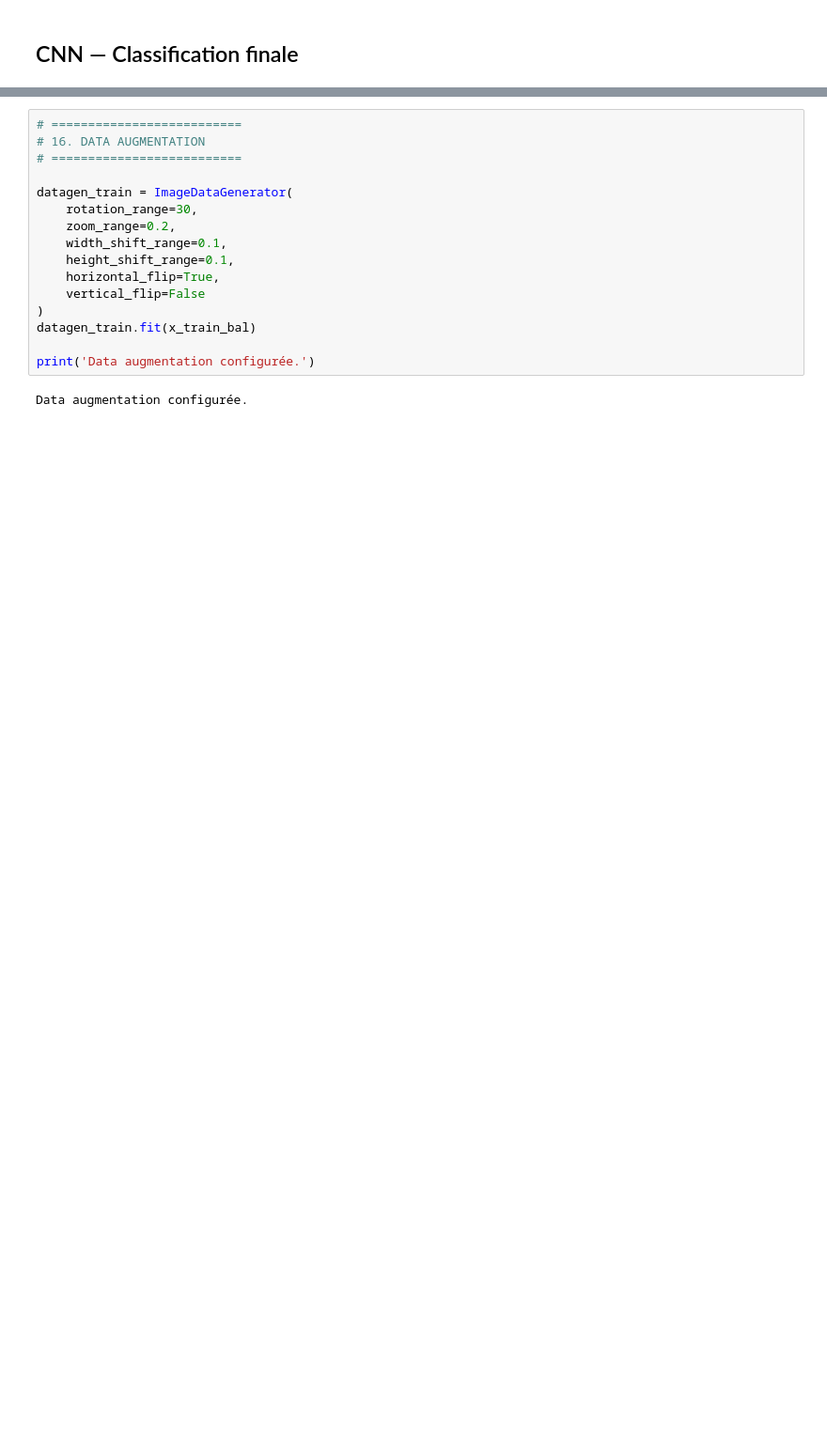
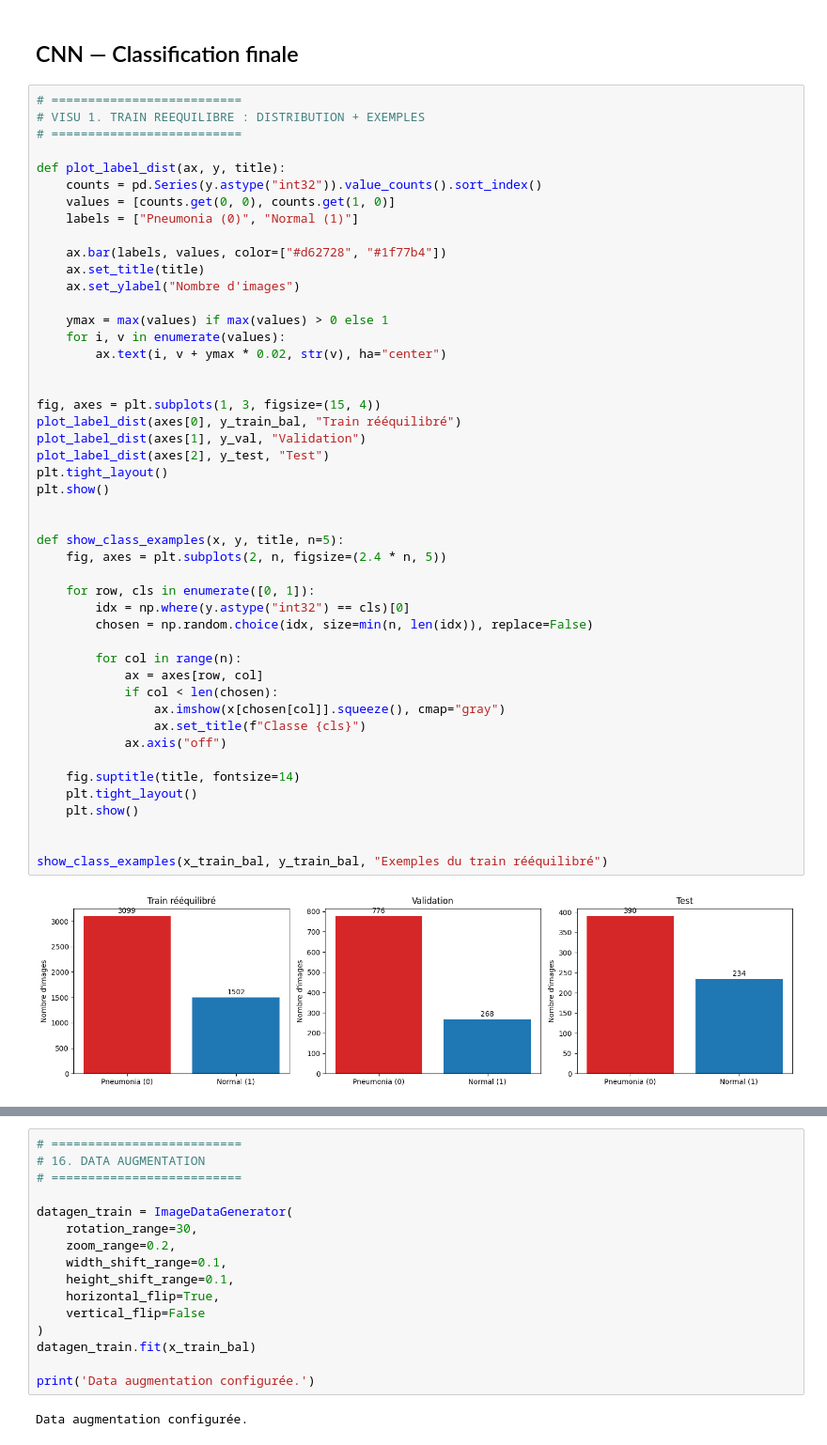
Before and after one commit to yanishmk/Pneumonia-AI-Screening, a Jupyter notebook: xray_pneumonia.ipynb, the cells around one changed output, grey strips where cells are left out. Shown at 94% size. Drawn from its saved outputs; the diff is of its cells as text; blank space fills up the shorter version.

Commit message:
Update notebook and README for pneumonia workflow

```diff
--- a/xray_pneumonia.ipynb
+++ b/xray_pneumonia.ipynb
@@ -626,3 +633,52 @@ Train rééquilibré : (4923, 150, 150, 1)
   PNEUMONIA : 3099
 # %% [markdown]
 ## CNN — Classification finale
+# %%
+# ==========================
+# VISU 1. TRAIN REEQUILIBRE : DISTRIBUTION + EXEMPLES
+# ==========================
+
+def plot_label_dist(ax, y, title):
+    counts = pd.Series(y.astype("int32")).value_counts().sort_index()
+    values = [counts.get(0, 0), counts.get(1, 0)]
+    labels = ["Pneumonia (0)", "Normal (1)"]
+
+    ax.bar(labels, values, color=["#d62728", "#1f77b4"])
+    ax.set_title(title)
+    ax.set_ylabel("Nombre d'images")
+
+    ymax = max(values) if max(values) > 0 else 1
+    for i, v in enumerate(values):
+        ax.text(i, v + ymax * 0.02, str(v), ha="center")
+
+
+fig, axes = plt.subplots(1, 3, figsize=(15, 4))
+plot_label_dist(axes[0], y_train_bal, "Train rééquilibré")
+plot_label_dist(axes[1], y_val, "Validation")
+plot_label_dist(axes[2], y_test, "Test")
+plt.tight_layout()
+plt.show()
+
+
+def show_class_examples(x, y, title, n=5):
+    fig, axes = plt.subplots(2, n, figsize=(2.4 * n, 5))
+
+    for row, cls in enumerate([0, 1]):
+        idx = np.where(y.astype("int32") == cls)[0]
+        chosen = np.random.choice(idx, size=min(n, len(idx)), replace=False)
+
+        for col in range(n):
+            ax = axes[row, col]
+            if col < len(chosen):
+                ax.imshow(x[chosen[col]].squeeze(), cmap="gray")
+                ax.set_title(f"Classe {cls}")
+            ax.axis("off")
+
+    fig.suptitle(title, fontsize=14)
+    plt.tight_layout()
+    plt.show()
+
+
+show_class_examples(x_train_bal, y_train_bal, "Exemples du train rééquilibré")
+# %% [output]
+[figure, added]
```
Also changed, not shown: parts of 29 cells of this notebook, 1 other file.
